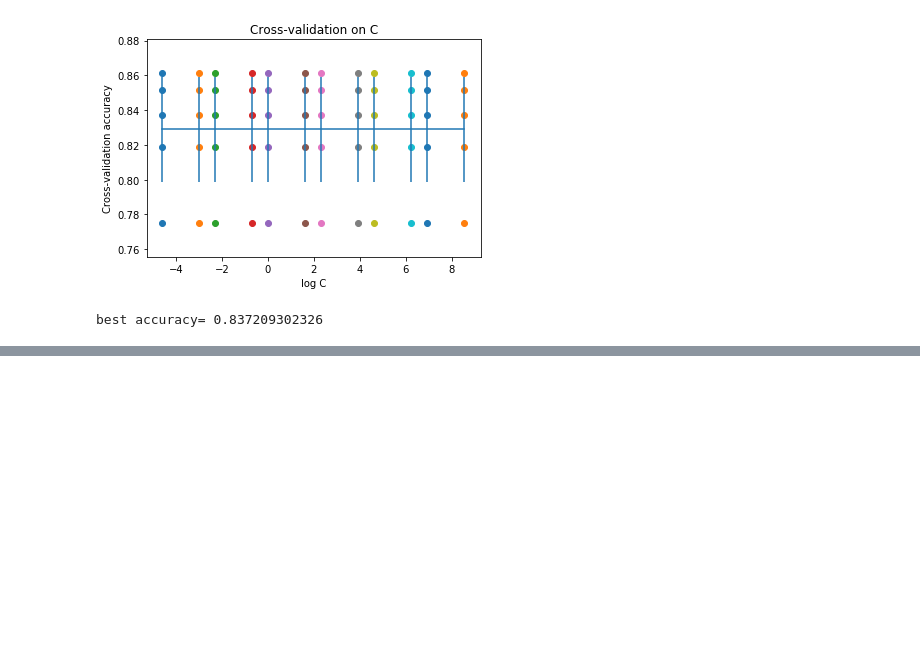
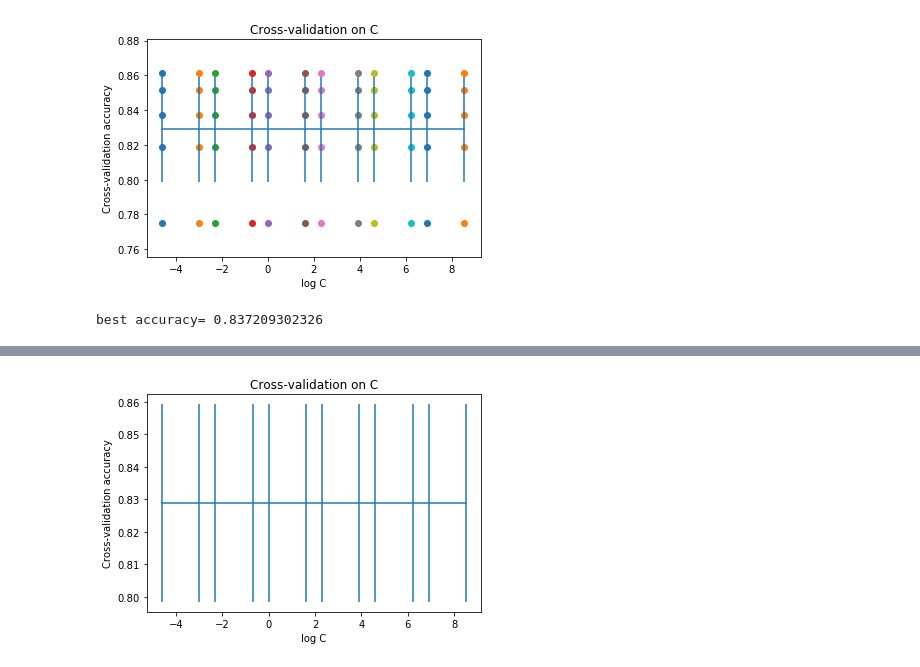
Before and after one commit to Chibukach/mir-fma, a Jupyter notebook: ML.ipynb, the cells around one changed output, grey strips where cells are left out. Cells and saved outputs as stored; diff of their text form; code cells hidden in the pictures; blank space fills up the shorter version.

```diff
--- a/ML.ipynb
+++ b/ML.ipynb
@@ -10,0 +14,3 @@ from sklearn.model_selection import train_test_split
+# %%
+plotly.offline.init_notebook_mode()
+py = plotly.offline
@@ -72,0 +69,6 @@ X.head()
+# %%
+players = pd.read_csv('players.csv',index_col=0)
+players.head()
+y = players['mean_rated']
+X = players[['height','weight','games','goals']]
+X.head()
@@ -179,3 +194,27 @@ accuracy_testset = sklearn.metrics.accuracy_score(test_pred, y_test)
 print('best accuracy=',accuracy_testset)
 # %% [output]
 best accuracy= 0.837209302326
+# %%
+# plot the raw observations
+data = []
+for C_idx, C_value in enumerate(C_choices):
+    accuracies_C_idx = accuracy_tab[:,C_idx]
+    trace = go.Scatter(
+    x = [np.log(C_value)]* len(accuracies_C_idx),
+    y = accuracies_C_idx)
+    data.append(trace)
+
+
+py.iplot(data, filename = 'crossvalid')
+# plot the trend line with error bars that correspond to standard deviation
+accuracies_mean = np.mean(accuracy_tab,axis=0)
+accuracies_std = np.std(accuracy_tab,axis=0)
+plt.errorbar(np.log(C_choices), accuracies_mean, yerr=accuracies_std)
+
+# Add text
+plt.title('Cross-validation on C')
+plt.xlabel('log C')
+plt.ylabel('Cross-validation accuracy')
+
+plt.show()
+# %% [output]
@@ -181,0 +222 @@ best accuracy= 0.837209302326
+[figure, added]
```
Also changed, not shown: parts of 12 cells of this notebook, 1 other file.
